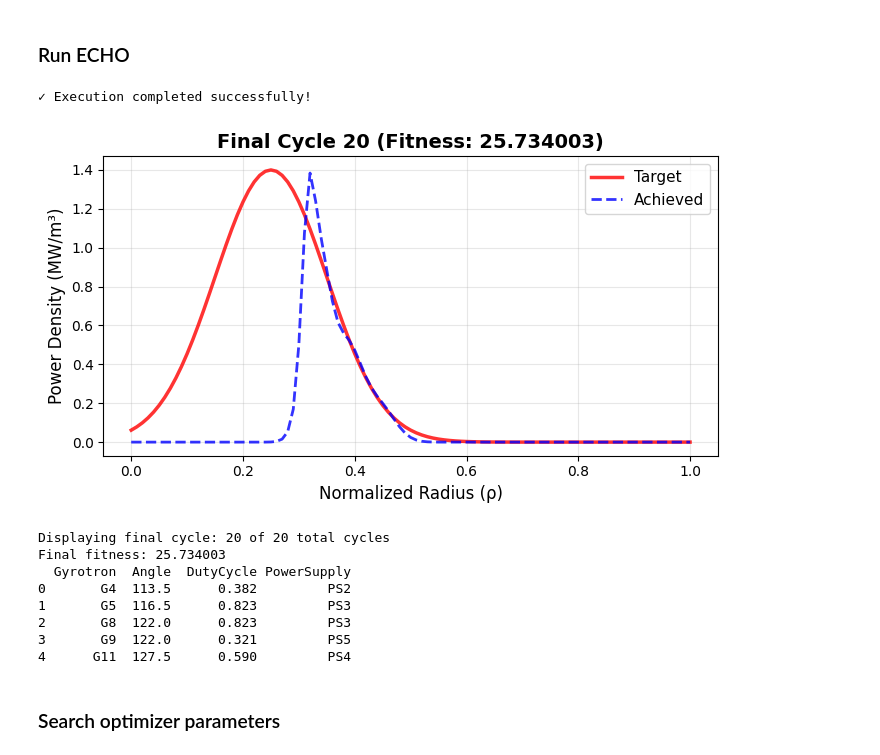
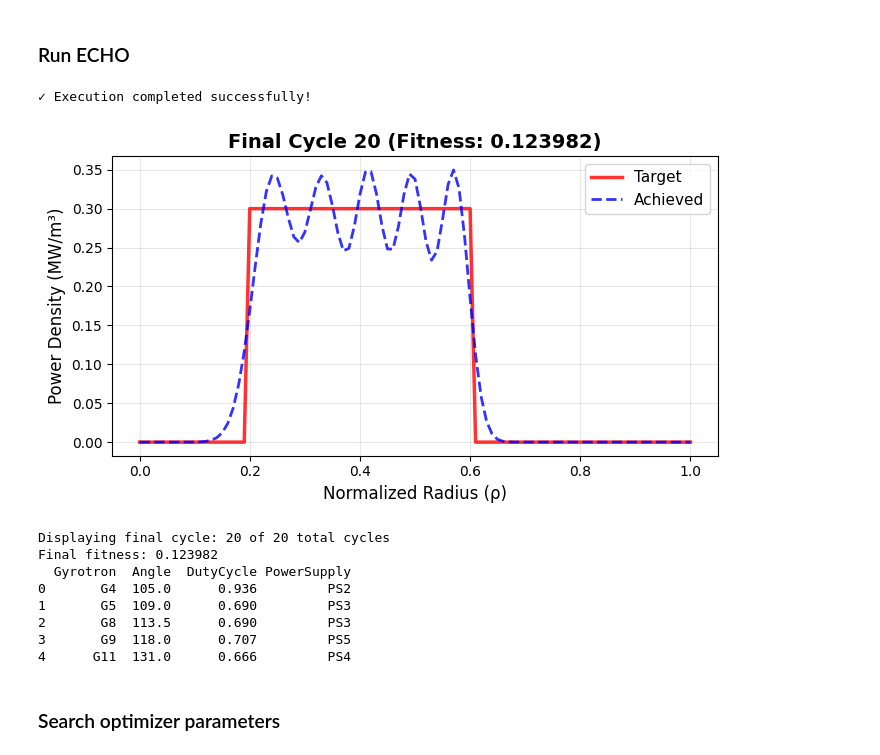
Before and after one commit to PlasmaControl/ECH-OPT, a Jupyter notebook: make_echo_targets.ipynb, the cells around one changed output. Saved outputs shown, nothing was run; the diff lists cells and outputs as text; code cells hidden in the pictures.

Commit message:
Adding many new targets

```diff
--- a/make_echo_targets.ipynb
+++ b/make_echo_targets.ipynb
@@ -96,11 +93,11 @@ def plot_opt():
 
 def write_txt_file(filename, profile_target):
     # Write to file
-    with open('ech_targets/'+filename, 'w') as f:
+    with open('./ech_targets/'+filename, 'w') as f:
         for value in profile_target:
             f.write(f'{value:.8f}\n')
 
-    with open('ech_targets/pcs/'+filename,'w') as f:
+    with open('./ech_targets/pcs/'+filename,'w') as f:
         f.write('COL_NAMES=|MW/m^3\n')
         f.write('ROW_NAMES=')
         for i in range(len(profile_target)):
@@ -163,7 +212,7 @@ def get_target(target_num):
 # %% [markdown]
 ### Run ECHO
 # %%
-ind = 7
+ind = 19
 filename = f'ech_target_{ind}.txt'
 profile_target = get_target(ind)
 
@@ -171,48 +220,48 @@ write_txt_file(filename, profile_target)
 
 dc_min = 0.0
 dc_max = 1.0
-bt_scale = 0.95
+bt_scale = 1.0
 mode = 0 # 0=X-Mode, 1=O-Mode
 
 if 4 <= ind <= 6:
     dc_min = 0.5
     dc_max = 0.5
 
 if 7 <= ind <= 9:
     bt_scale = 0.95
 
 if 10 <= ind <= 12:
     bt_scale = 1.05
 
 if 13 <= ind <= 15:
     mode = 1  # O-Mode
 
 run_echo(filename,
          nPop=200,
          generations=50,
          mutation_rate=0.2,
          elite_prop=0.3,
          inertia=0.3,
          n_cycles=20,
          angmin=100.,
-         angmax=128.,
+         angmax=132.,
          angstep=0.5,
          dc_min=dc_min,
          dc_max=dc_max,
          bt_scale=bt_scale,
          mode=mode)
 plot_opt()
 # %% [output]
 ✓ Execution completed successfully!
-[figure, old version]
+[figure, new version]
 Displaying final cycle: 20 of 20 total cycles
-Final fitness: 25.734003
+Final fitness: 0.123982
   Gyrotron  Angle  DutyCycle PowerSupply
-0       G4  113.5      0.382         PS2
-1       G5  116.5      0.823         PS3
-2       G8  122.0      0.823         PS3
-3       G9  122.0      0.321         PS5
-4      G11  127.5      0.590         PS4
+0       G4  105.0      0.936         PS2
+1       G5  109.0      0.690         PS3
+2       G8  113.5      0.690         PS3
+3       G9  118.0      0.707         PS5
+4      G11  131.0      0.666         PS4
 # %% [markdown]
 ### Search optimizer parameters
 # %%
```
Also changed, not shown: parts of 2 cells of this notebook, 15 other files.
